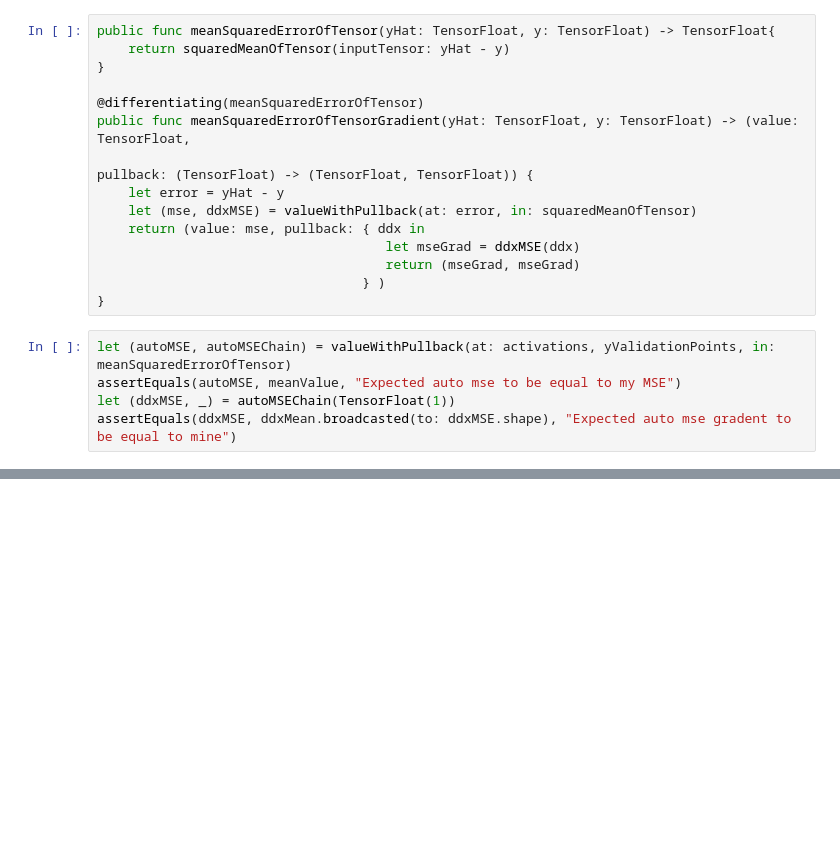
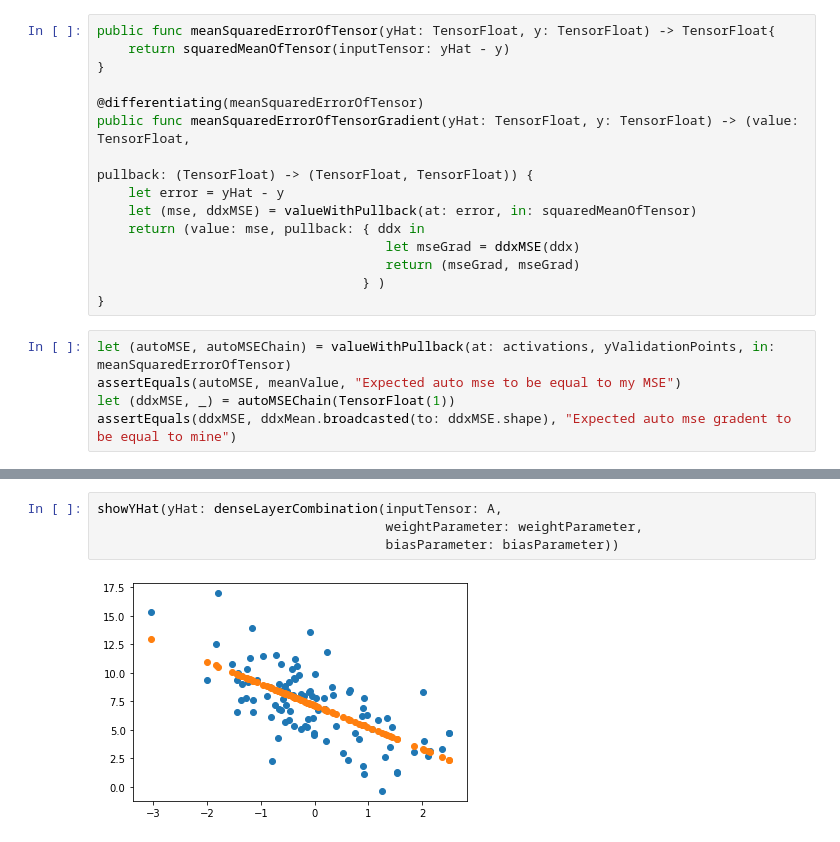
Before and after one commit to Unthrottled/fast-ai-swift, a Jupyter notebook: auto_diffy.ipynb, the cells around one changed output, grey strips where cells are left out. Drawn from its saved outputs; the diff is of its cells as text; blank space fills up the shorter version.

```diff
--- a/auto_diffy.ipynb
+++ b/auto_diffy.ipynb
@@ -209,0 +251,6 @@ assertEquals(ddxMSE, ddxMean.broadcasted(to: ddxMSE.shape), "Expected auto mse g
+# %%
+showYHat(yHat: denseLayerCombination(inputTensor: A,
+                                     weightParameter: weightParameter,
+                                     biasParameter: biasParameter))
+# %% [output]
+[figure, added]
```
Also changed, not shown: parts of 4 cells of this notebook, 1 other file.
